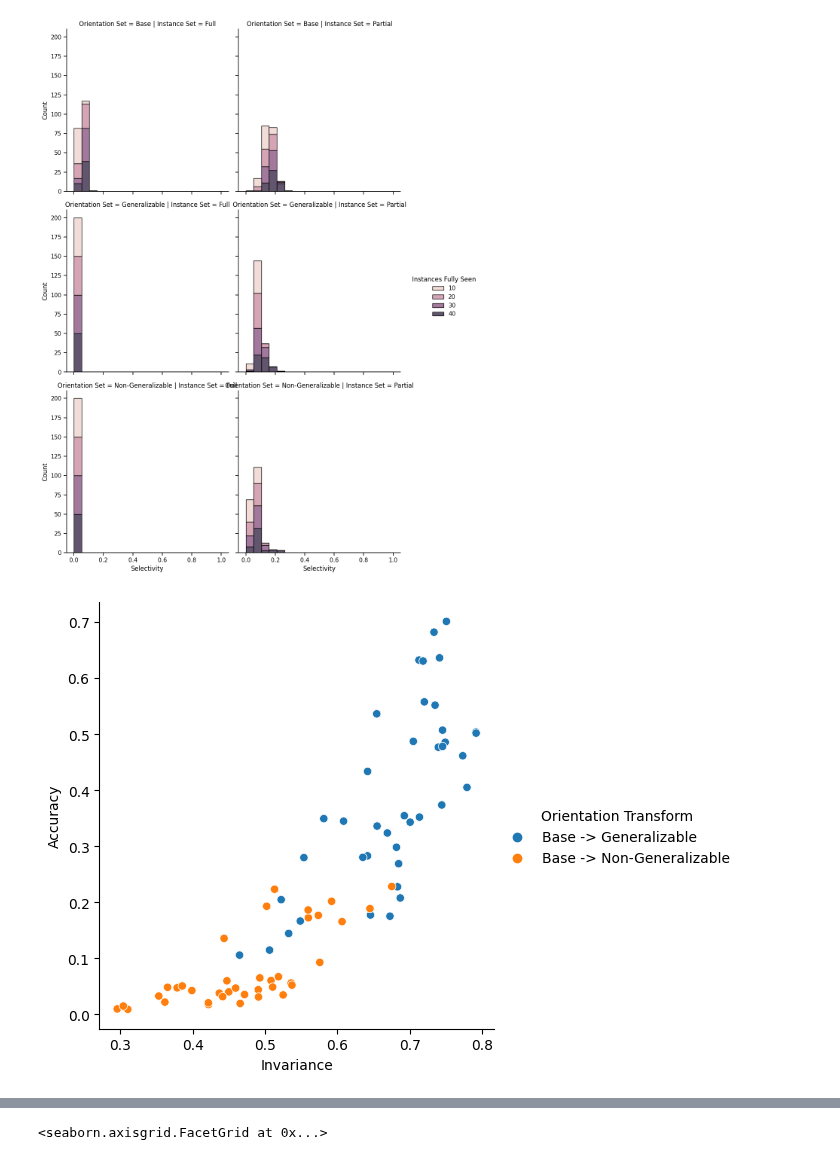
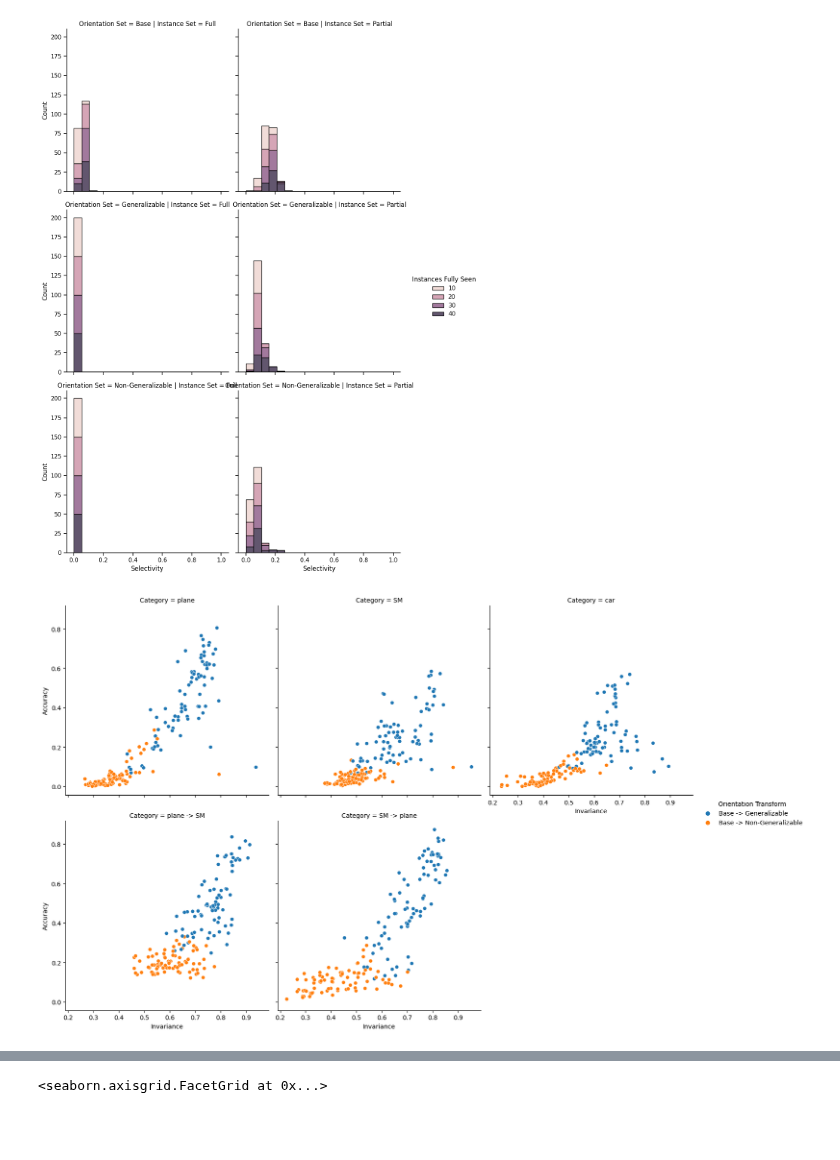
Before and after one commit to avicooper1/OOD_Orientation_Generalization, a Jupyter notebook: notebooks/analyses.ipynb, the cells around one changed output, grey strips where cells are left out. Drawn from its saved outputs; the diff is of its cells as text; code cells hidden in the pictures; blank space fills up the shorter version.

```diff
--- a/notebooks/analyses.ipynb
+++ b/notebooks/analyses.ipynb
@@ -12,6 +29,8 @@ from utils.persistent_data_class import ExpData, ImageDataset
 # %%
 project_path = '/home/avic/OOD_Orientation_Generalization/'
 storage_path = '/home/avic/om2/OODOG/'
+# %%
+exps = pd.read_csv(os.path.join(project_path, 'exps.csv'), comment='#')
 # %%
 ID = ImageDataset('/home/avic/om2/OODOG/', 'plane', 32)
 # %%
@@ -69,20 +88,27 @@ results = []
 exp_datas = []
 idxs = {}
 
-for idx in tqdm(exps[:10].index):
+for idx in tqdm(exps.iloc[[0, 54]].index):
     for job_i in range(idx * 20, (idx + 1) * 20):
         idxs[(idx, job_i)] = len(results)
-        exp_data = ExpData.from_job_i(project_path, storage_path, job_i)
+        try:
+            exp_data = ExpData.from_job_i(project_path, storage_path, job_i)
+        except:
+            continue
         exp_datas.append(exp_data)
-        results.append(Result.from_job_i(project_path, storage_path, job_i))
+        try:
+            results.append(Result.from_job_i(project_path, storage_path, job_i))
+        except:
+            continue
 # %%
-accuracy_frame = pd.concat([result.accuracy_frame for result in results]).reset_index(drop=True)
+partial_accuracy_frame = pd.concat([result.partial_accuracy_frame for result in results]).reset_index(drop=True)
+full_accuracy_frame = pd.concat([result.full_accuracy_frame for result in results]).reset_index(drop=True)
 correlation_frame = pd.concat([result.correlation_frame for result in results]).reset_index(drop=True)
 selectivity_frame = pd.concat([result.selectivity_frame for result in results]).reset_index(drop=True)
 invariances_frame = pd.concat([result.invariances_frame for result in results]).reset_index(drop=True)
 invariances_nans_frame = pd.concat([result.invariances_nans_frame for result in results]).reset_index(drop=True)
 # %%
-sns.set_context("notebook")
+sns.set_context("talk")
 # %%
 g = sns.relplot(kind='line',
             data=id_ood_accuracy_frame,
@@ -201,19 +227,20 @@ a = invariances_frame[(invariances_frame['Instance Transform'] == 'Partial -> Pa
 a['Orientation Set'] = a['Orientation Transform'].apply(lambda t: t[8:])
 # %%
 g = sns.relplot(kind='scatter',
-            data=accuracy_frame.merge(a).groupby(['Orientation Set', 'Instances Fully Seen',
+            data=partial_accuracy_frame.merge(a).groupby(['Run', 'Orientation Set', 'Instances Fully Seen',
        'Free Axis', 'Category', 'Instance Transform', 'Orientation Transform']).mean().reset_index(),
             # data=accuracy_frame.merge(a),
             x='Invariance',
             y='Accuracy',
             hue='Orientation Transform',
-            #                 col_order=['plane', 'car', 'SM', 'plane -> SM', 'SM -> plane'],
-            # col_wrap=3,
-            # col='Category'
+                            col_order=['plane', 'SM', 'car', 'plane -> SM', 'SM -> plane'],
+            col_wrap=3,
+            col='Category'
            )
+# sns.move_legend(g, "lower center", bbox_to_anchor=(0.4, -0.1))
 # g.set(xscale='log', yscale='log')
 # plt.setp(g.axes.flat, xlabel='')
 # g.fig.supxlabel("Orientation Invariance for Partially Seen")
 # plt.savefig('dist_acc.png', transparent=True, dpi=300)
 # %% [output]
-[figure, old version]
+[figure, new version]
```
Also changed, not shown: parts of 14 cells of this notebook, 7 other files.
